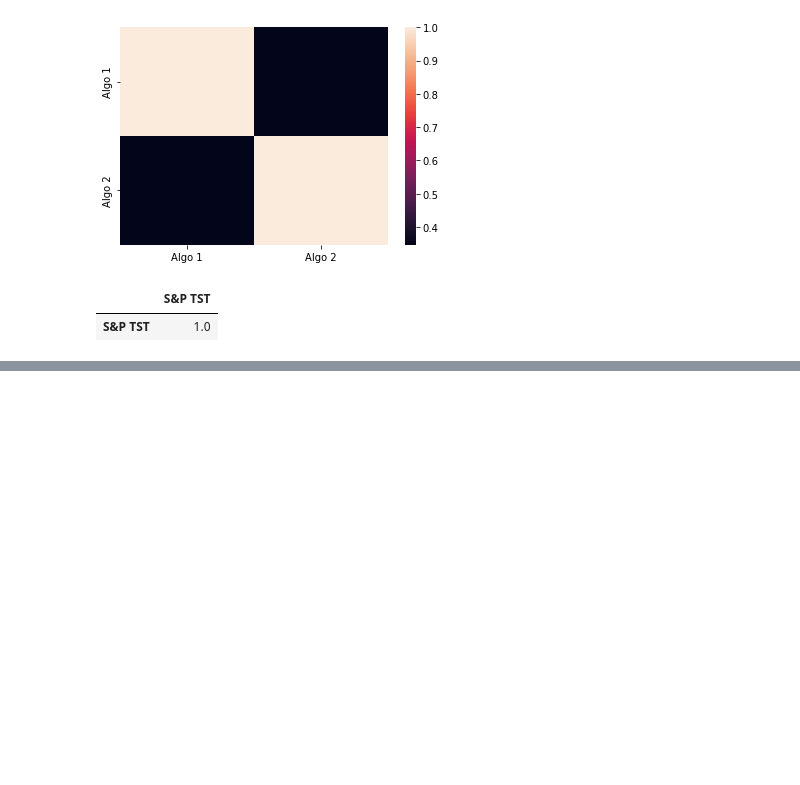
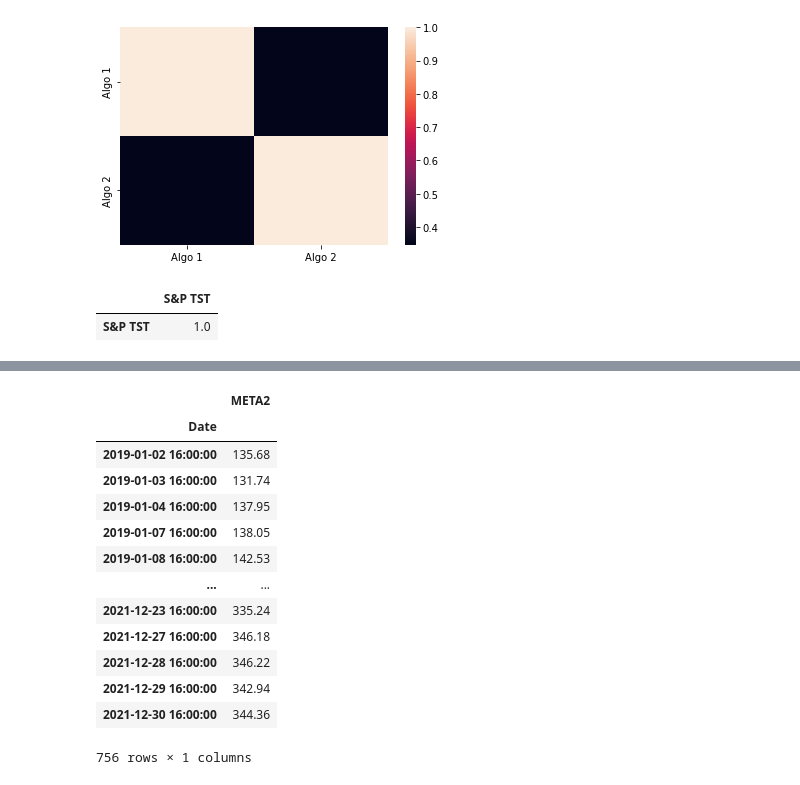
Before and after one commit to adrianlangau/A-Whale-Off-the-PortFolio, a Jupyter notebook: Unit 4 Homework Assignment.ipynb, the cells around one changed output, grey strips where cells are left out. Saved outputs shown, nothing was run; the diff lists cells and outputs as text; code cells hidden in the pictures; blank space fills up the shorter version.

```diff
--- a/Unit 4 Homework Assignment.ipynb
+++ b/Unit 4 Homework Assignment.ipynb
@@ -379,0 +439,20 @@ sp_tst_return_cor
+# %%
+meta2_columns = ["META2"]
+meta2_df.columns = meta2_columns
+
+meta2_df
+# %% [output]
+|  | META2 |
+| Date |  |
+| 2019-01-02 16:00:00 | 135.68 |
+| 2019-01-03 16:00:00 | 131.74 |
+| 2019-01-04 16:00:00 | 137.95 |
+| 2019-01-07 16:00:00 | 138.05 |
+| 2019-01-08 16:00:00 | 142.53 |
+| ... | ... |
+| 2021-12-23 16:00:00 | 335.24 |
+| 2021-12-27 16:00:00 | 346.18 |
+| 2021-12-28 16:00:00 | 346.22 |
+| 2021-12-29 16:00:00 | 342.94 |
+| 2021-12-30 16:00:00 | 344.36 |
+756 rows × 1 columns
```
Also changed, not shown: parts of 9 cells of this notebook, 5 other files.
